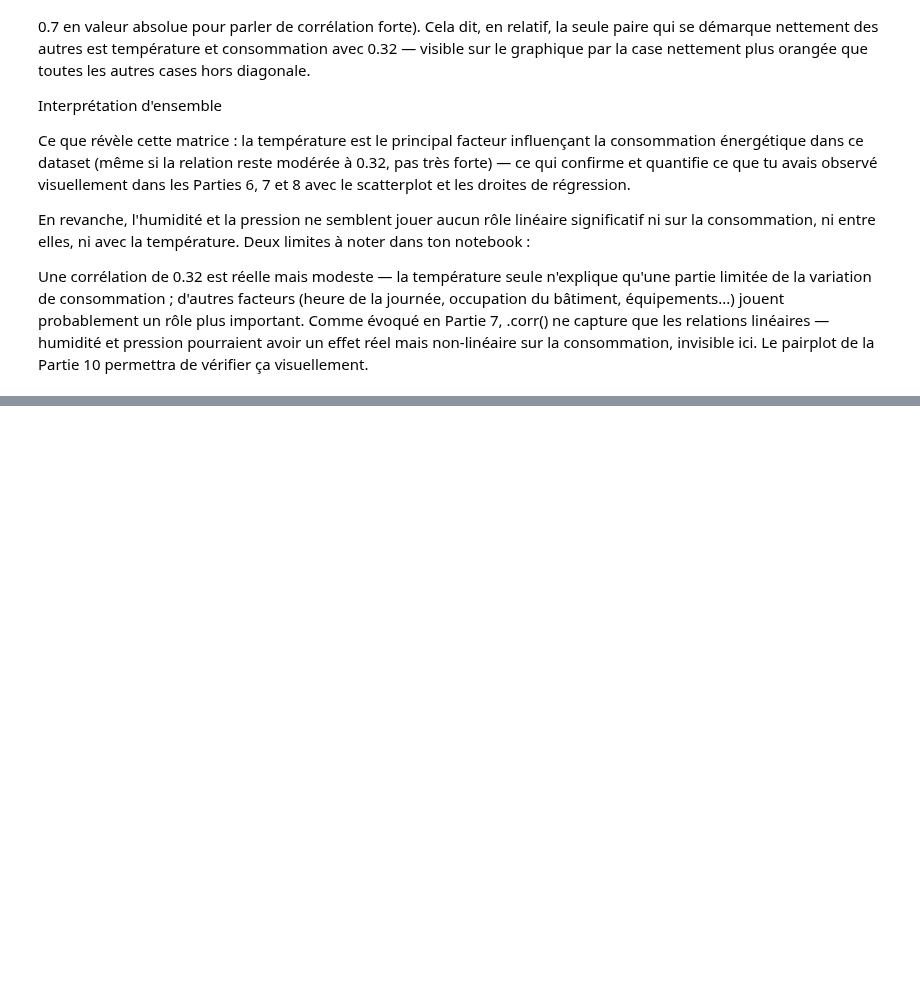
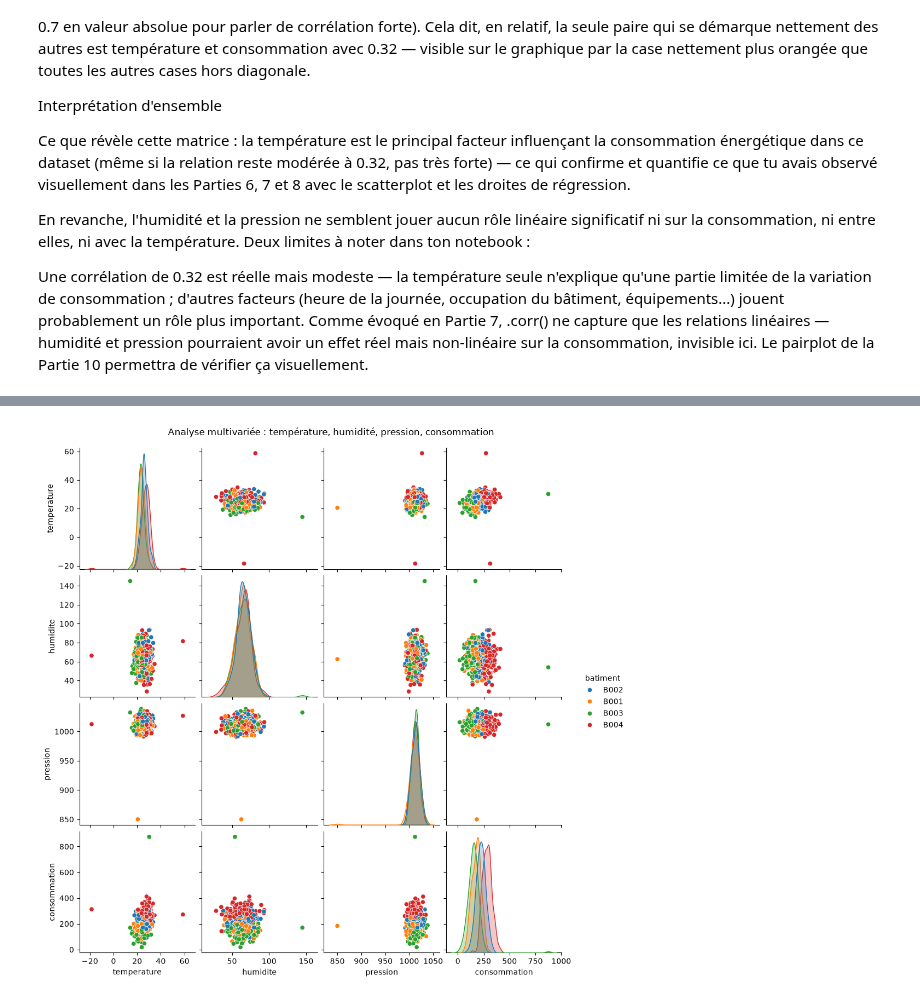
Before and after one commit to sinendoye/atelier_seaborn_iot, a Jupyter notebook: notebooks/atelier_seaborn_iot.ipynb, the cells around one changed output, grey strips where cells are left out. Drawn from its saved outputs; the diff is of its cells as text; code cells hidden in the pictures; blank space fills up the shorter version.

Commit message:
Partie 10: Pairplot

```diff
--- a/notebooks/atelier_seaborn_iot.ipynb
+++ b/notebooks/atelier_seaborn_iot.ipynb
@@ -460,0 +465,8 @@ Comme évoqué en Partie 7, .corr() ne capture que les relations linéaires —
+# %%
+variables = ["temperature", "humidite", "pression", "consommation"]
+
+sns.pairplot(df[variables + ["batiment"]], hue="batiment", diag_kind="kde", height=2.5)
+plt.suptitle("Analyse multivariée : température, humidité, pression, consommation", y=1.02)
+plt.show()
+# %% [output]
+[figure, added]
```
Also changed, not shown: parts of 2 cells of this notebook.
